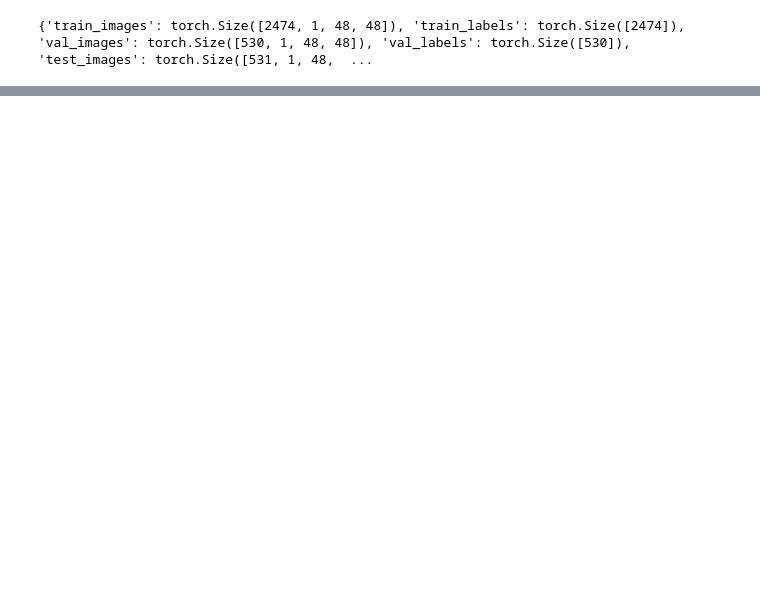
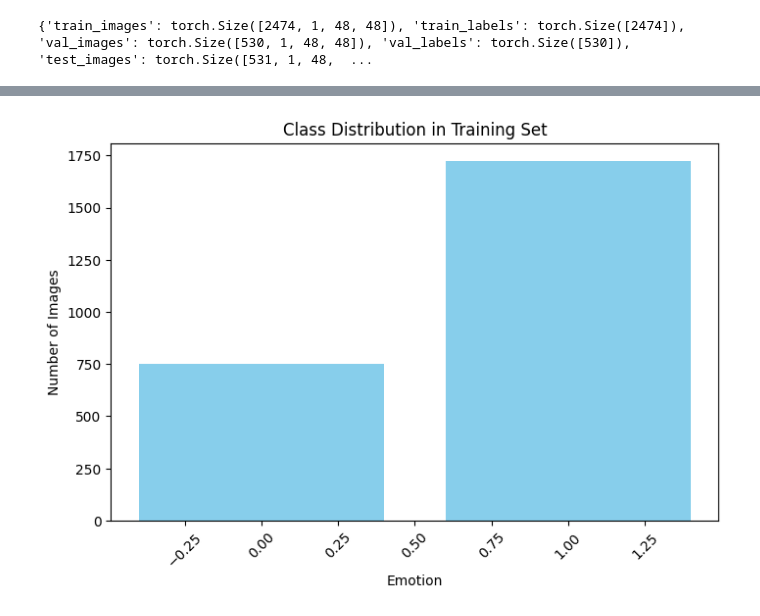
Before and after one commit to jobet1995/emotion_detection, a Jupyter notebook: notebooks/05_tokenization_embedding.ipynb, the cells around one changed output, grey strips where cells are left out. Drawn from its saved outputs; the diff is of its cells as text; code cells hidden in the pictures; blank space fills up the shorter version.

```diff
--- a/notebooks/05_tokenization_embedding.ipynb
+++ b/notebooks/05_tokenization_embedding.ipynb
@@ -72,0 +80,7 @@ print(summary)
+# %%
+X_train_loaded = np.load(os.path.join(PROCESSED_PATH, "X_train.npy"))
+y_train_loaded = np.load(os.path.join(PROCESSED_PATH, "y_train.npy"))
+X_val_loaded = np.load(os.path.join(PROCESSED_PATH, "X_val.npy"))
+y_val_loaded = np.load(os.path.join(PROCESSED_PATH, "y_val.npy"))
+X_test_loaded = np.load(os.path.join(PROCESSED_PATH, "X_test.npy"))
+y_test_loaded = np.load(os.path.join(PROCESSED_PATH, "y_test.npy"))
@@ -72,0 +114,15 @@ print(summary)
+# %%
+import matplotlib.pyplot as plt
+
+labels = le.inverse_transform(np.unique(y_train_loaded))
+counts = [np.sum(y_train_loaded == i) for i in np.unique(y_train_loaded)]
+
+plt.figure(figsize=(8,5))
+plt.bar(labels, counts, color='skyblue')
+plt.title("Class Distribution in Training Set")
+plt.xlabel("Emotion")
+plt.ylabel("Number of Images")
+plt.xticks(rotation=45)
+plt.show()
+# %% [output]
+[figure, added]
```
Also changed, not shown: parts of 12 cells of this notebook, 2 other files.
